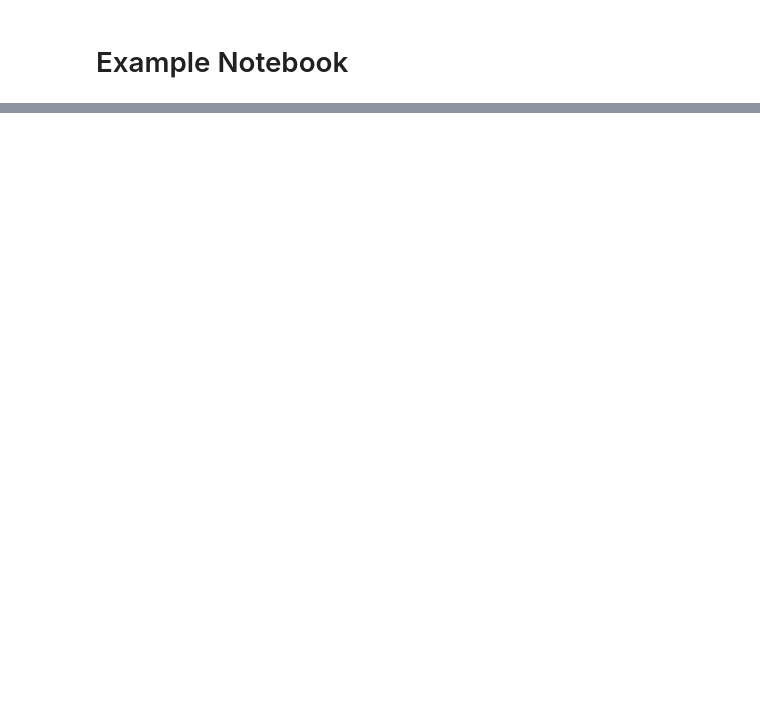
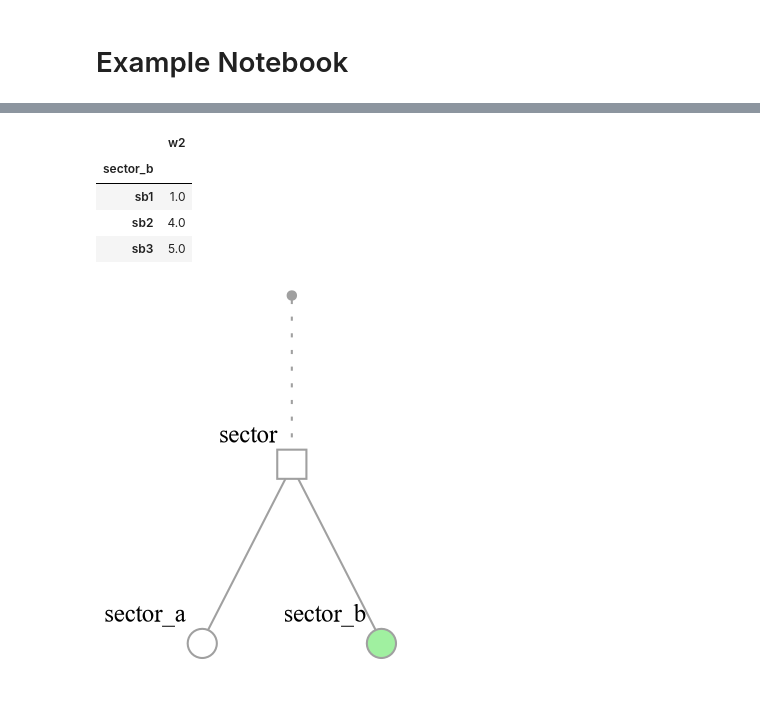
Before and after one commit to wingechr/data-disaggregation, a Jupyter notebook: docs/example.ipynb, the cells around one changed output, grey strips where cells are left out. Cells and saved outputs as stored; diff of their text form; code cells hidden in the pictures; blank space fills up the shorter version.

```diff
--- a/docs/example.ipynb
+++ b/docs/example.ipynb
@@ -47,0 +46,18 @@ Image(draw_domain(v1, filetype="png"))
+# %%
+# create extensive variable v2
+
+w2 = ExtensiveVariable(
+    data={"sb1": 1, "sb2": 4, "sb3": 5},
+    domain=[sector_b],
+)
+
+# show data and image for domain
+display(w2.to_series().to_frame("w2"))
+display(Image(draw_domain(w2)))
+# %% [output]
+|  | w2 |
+| sector_b |  |
+| sb1 | 1.0 |
+| sb2 | 4.0 |
+| sb3 | 5.0 |
+[figure, added]
```
Also changed, not shown: parts of 10 cells of this notebook, 1 other file.
